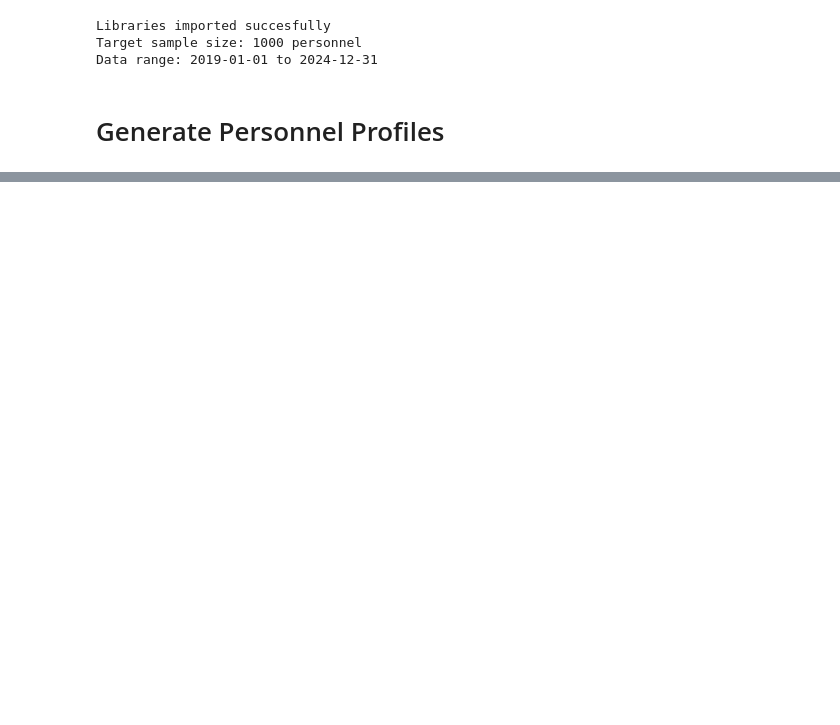
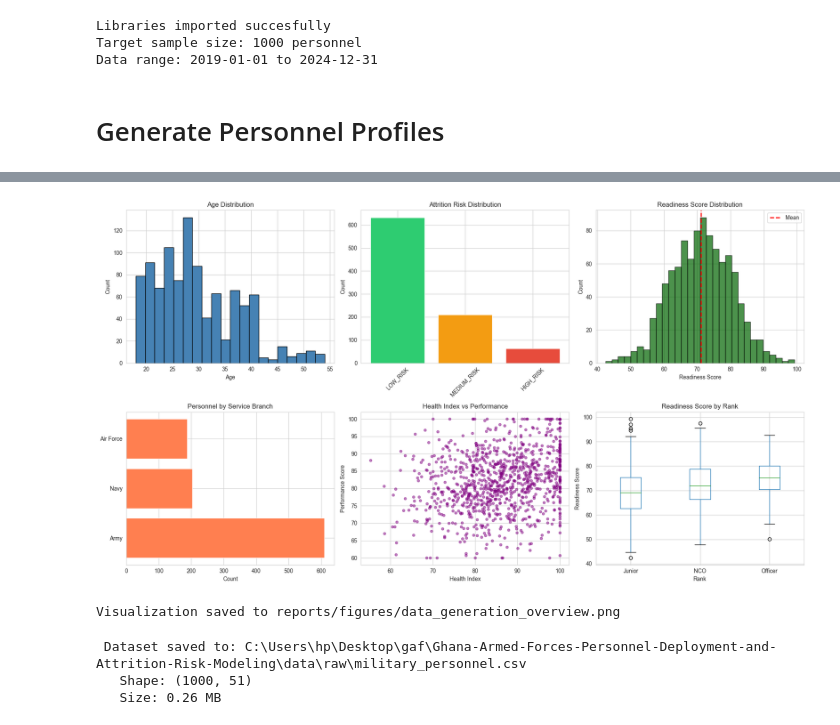
Before and after one commit to addetsi/Military-Personnel-Deployment-and-Attrition-Risk-Modeling, a Jupyter notebook: 01_data_generation .ipynb, the cells around one changed output, grey strips where cells are left out. Drawn from its saved outputs; the diff is of its cells as text; code cells hidden in the pictures; blank space fills up the shorter version.

Commit message:
complited data generatiion

```diff
--- a/01_data_generation .ipynb
+++ b/01_data_generation .ipynb
@@ -16,7 +16,7 @@ import config
 
 # set random seeds for reproductibility
 np.random.seed(config.RANDOM_SEED)
-faker = Faker()
+fake = Faker()
 Faker.seed(config.RANDOM_SEED)
 
 print("Libraries imported succesfully")
@@ -54,0 +751,74 @@ def generate_base_personnel(n=config.N_PERSONNEL):
+# %%
+# Set visualization style
+sns.set_style('whitegrid')
+plt.rcParams['figure.figsize'] = (14, 8)
+
+fig, axes = plt.subplots(2, 3, figsize=(18, 10))
+fig.suptitle('Synthetic Data - Quick Overview', fontsize=16, fontweight='bold')
+
+# 1. Age distribution
+axes[0, 0].hist(personnel_df['age'], bins=20, color='steelblue', edgecolor='black')
+axes[0, 0].set_title('Age Distribution')
+axes[0, 0].set_xlabel('Age')
+axes[0, 0].set_ylabel('Count')
+
+# 2. Attrition risk distribution
+attrition_counts = personnel_df['attrition_risk'].value_counts()
+colors = [config.ATTRITION_COLORS[risk] for risk in attrition_counts.index]
+axes[0, 1].bar(range(len(attrition_counts)), attrition_counts.values, color=colors)
+axes[0, 1].set_xticks(range(len(attrition_counts)))
+axes[0, 1].set_xticklabels(attrition_counts.index, rotation=45)
+axes[0, 1].set_title('Attrition Risk Distribution')
+axes[0, 1].set_ylabel('Count')
+
+# 3. Readiness score distribution
+axes[0, 2].hist(personnel_df['readiness_score'], bins=30, color='darkgreen', edgecolor='black', alpha=0.7)
+axes[0, 2].axvline(personnel_df['readiness_score'].mean(), color='red', linestyle='--', linewidth=2, label='Mean')
+axes[0, 2].set_title('Readiness Score Distribution')
+axes[0, 2].set_xlabel('Readiness Score')
+axes[0, 2].set_ylabel('Count')
+axes[0, 2].legend()
+
+# 4. Service branch distribution
+branch_counts = personnel_df['service_branch'].value_counts()
+axes[1, 0].barh(range(len(branch_counts)), branch_counts.values, color='coral')
+axes[1, 0].set_yticks(range(len(branch_counts)))
+axes[1, 0].set_yticklabels(branch_counts.index)
+axes[1, 0].set_title('Personnel by Service Branch')
+axes[1, 0].set_xlabel('Count')
+
+# 5. Health vs Performance scatter
+axes[1, 1].scatter(personnel_df['health_index'], personnel_df['performance_review_score'],
+                   alpha=0.5, c='purple', s=20)
+axes[1, 1].set_title('Health Index vs Performance')
+axes[1, 1].set_xlabel('Health Index')
+axes[1, 1].set_ylabel('Performance Score')
+
+# 6. Readiness by rank boxplot
+rank_order = ['Junior', 'NCO', 'Officer']
+personnel_df['rank'] = pd.Categorical(personnel_df['rank'], categories=rank_order, ordered=True)
+personnel_df.boxplot(column='readiness_score', by='rank', ax=axes[1, 2])
+axes[1, 2].set_title('Readiness Score by Rank')
+axes[1, 2].set_xlabel('Rank')
+axes[1, 2].set_ylabel('Readiness Score')
+plt.suptitle('')  # Remove default title
+
+plt.tight_layout()
+plt.savefig(config.FIGURES_DIR / 'data_generation_overview.png', dpi=300, bbox_inches='tight')
+plt.show()
+
+print("Visualization saved to reports/figures/data_generation_overview.png")
+# %% [output]
+[figure, added]
+Visualization saved to reports/figures/data_generation_overview.png
+# %%
+# Save the raw dataset
+output_path = config.RAW_DATA_DIR / config.PERSONNEL_DATA_FILE
+personnel_df.to_csv(output_path, index=False)
+print(f" Dataset saved to: {output_path}")
+print(f"   Shape: {personnel_df.shape}")
+print(f"   Size: {output_path.stat().st_size / 1024 / 1024:.2f} MB")
+# %% [output]
+ Dataset saved to: C:\Users\hp\Desktop\gaf\Ghana-Armed-Forces-Personnel-Deployment-and-Attrition-Risk-Modeling\data\raw\military_personnel.csv
+   Shape: (1000, 51)
+   Size: 0.26 MB
```
Also changed, not shown: parts of 21 cells of this notebook, 3 other files.
